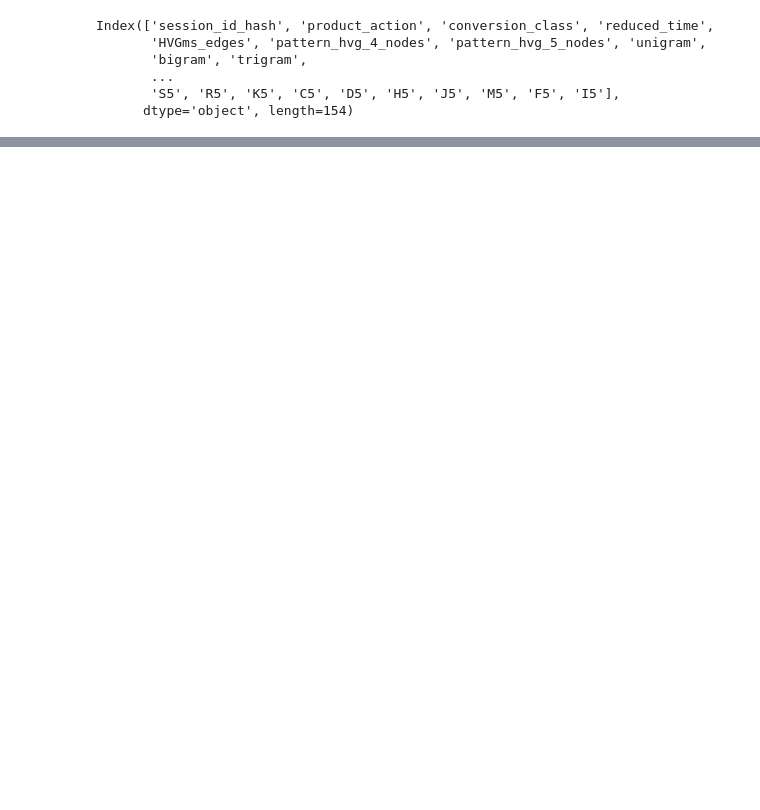
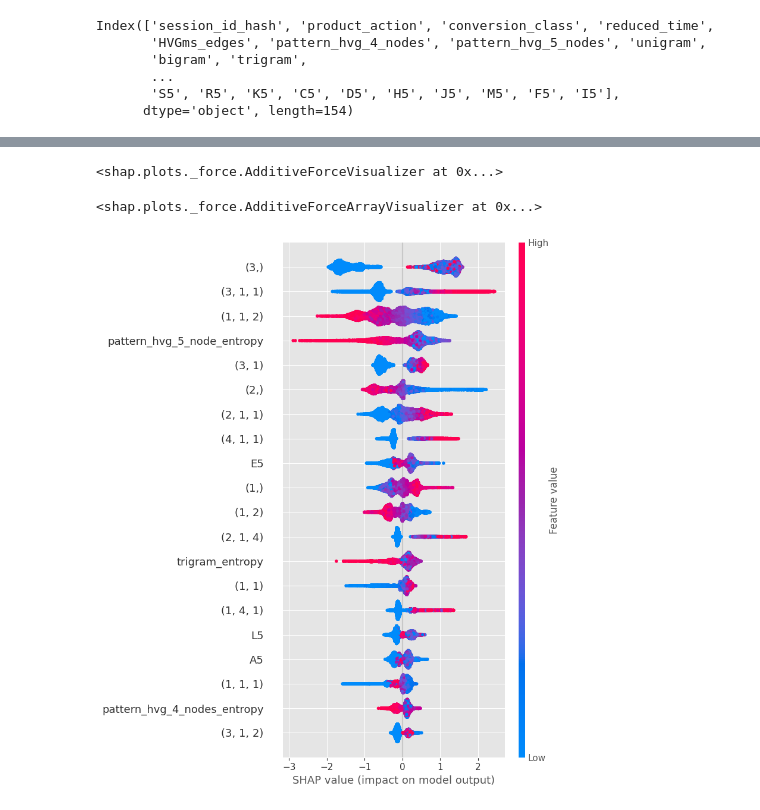
Before and after one commit to rdotjain/shopper-intent-prediction, a Jupyter notebook: codefiles/shopper_intent_feat_reduction.ipynb, the cells around one changed output, grey strips where cells are left out. Cells and saved outputs as stored; diff of their text form; code cells hidden in the pictures; blank space fills up the shorter version.

Commit message:
experimented with shap

```diff
--- a/codefiles/shopper_intent_feat_reduction.ipynb
+++ b/codefiles/shopper_intent_feat_reduction.ipynb
@@ -46,8 +44,11 @@ Index(['session_id_hash', 'product_action', 'conversion_class', 'reduced_time',
       dtype='object', length=154)
 # %%
 shop_df.drop(['session_id_hash', 'product_action', 'reduced_time', 'HVGms_edges', 'pattern_hvg_4_nodes', 'pattern_hvg_5_nodes', 'unigram', 'bigram', 'trigram', 'unigram_prob_freq', 'bigram_prob_freq', 'trigram_prob_freq', 'pattern_hvg_4_nodes_prob_freq', 'pattern_hvg_5_nodes_prob_freq'], axis=1, inplace=True)
-le = LabelEncoder()
-shop_df['conversion_class'] = le.fit_transform(shop_df['conversion_class'])
+shop_df['conversion_class'] = np.where(shop_df['conversion_class'] == 'NC', 0, 1)
 print(shop_df.shape)
+shop_df.head()
+
+#NC - 0
+#C - 1
 # %% [output]
 (10392, 140)
@@ -55,5 +62,9 @@ print(shop_df.shape)
 x = shop_df.drop(['conversion_class'], axis=1)
 y = shop_df.conversion_class
 
-x_train, x_test, y_train, y_test = train_test_split(x, y, test_size=0.02, random_state=42, stratify=y)
-print(x_train.shape, x_test.shape, y_train.shape, y_test.shape)
+sm = SMOTE(random_state = 2)
+x_res, y_res = sm.fit_resample(x, y.ravel())
+
+x_train, x_test, y_train, y_test = train_test_split(x_res, y_res, test_size=0.05, random_state=42, stratify=y_res)
+d_train = xgboost.DMatrix(x_train, label=y_train)
+d_test = xgboost.DMatrix(x_test, label=y_test)
@@ -67,7 +76,7 @@ params = {
     "base_score": np.mean(y_train),
     "eval_metric": "auc"
 }
-xgb = XGBClassifier(**params)
-sm = SMOTE(random_state = 2)
-x_train_res, y_train_res = sm.fit_resample(x_train, y_train.ravel())
-model = xgb.fit(x_train_res, y_train_res)
+# xgb = XGBClassifier(**params)
+# model = xgb.fit(x_train, y_train)
+
+model = xgboost.train(params, d_train, 5000, evals = [(d_test, "test")], verbose_eval=100, early_stopping_rounds=20)
@@ -86,3 +116,6 @@ weighted avg       0.95      0.94      0.94       208
 # %%
-explainer = shap.TreeExplainer(model.predict, x_test)
-shap_values = explainer.shap_values(x_test)
+# explainer = shap.TreeExplainer(model.predict, x_test)
+# shap_values = explainer.shap_values(x_test)
+
+explainer = shap.TreeExplainer(model)
+shap_values = explainer.shap_values(x_res)
@@ -97,0 +122,12 @@ shap.summary_plot(shap_values, x_test)
+# %%
+shap.force_plot(explainer.expected_value, shap_values[0,:], x_res.iloc[0,:])
+# %% [output]
+<shap.plots._force.AdditiveForceVisualizer at 0x...>
+# %%
+shap.force_plot(explainer.expected_value, shap_values[:10,:], x_res.iloc[:10,:])
+# %% [output]
+<shap.plots._force.AdditiveForceArrayVisualizer at 0x...>
+# %%
+shap.summary_plot(shap_values, x_res.values, feature_names = x_res.columns, class_names = [0, 1])
+# %% [output]
+[figure, added]
```
Also changed, not shown: parts of 9 cells of this notebook.
